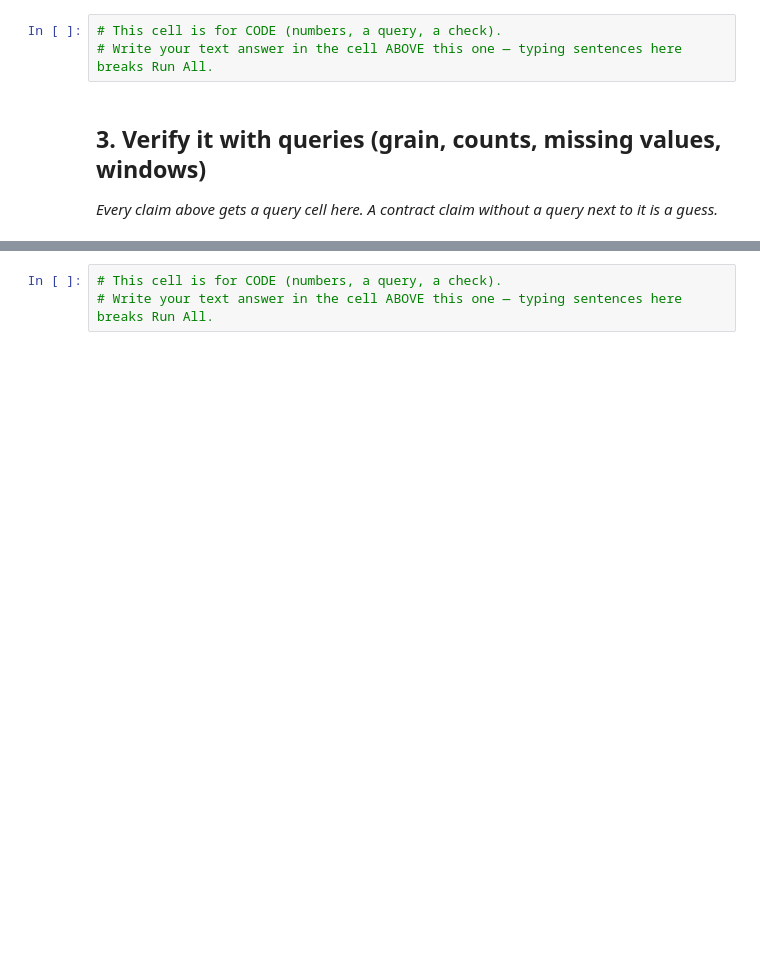
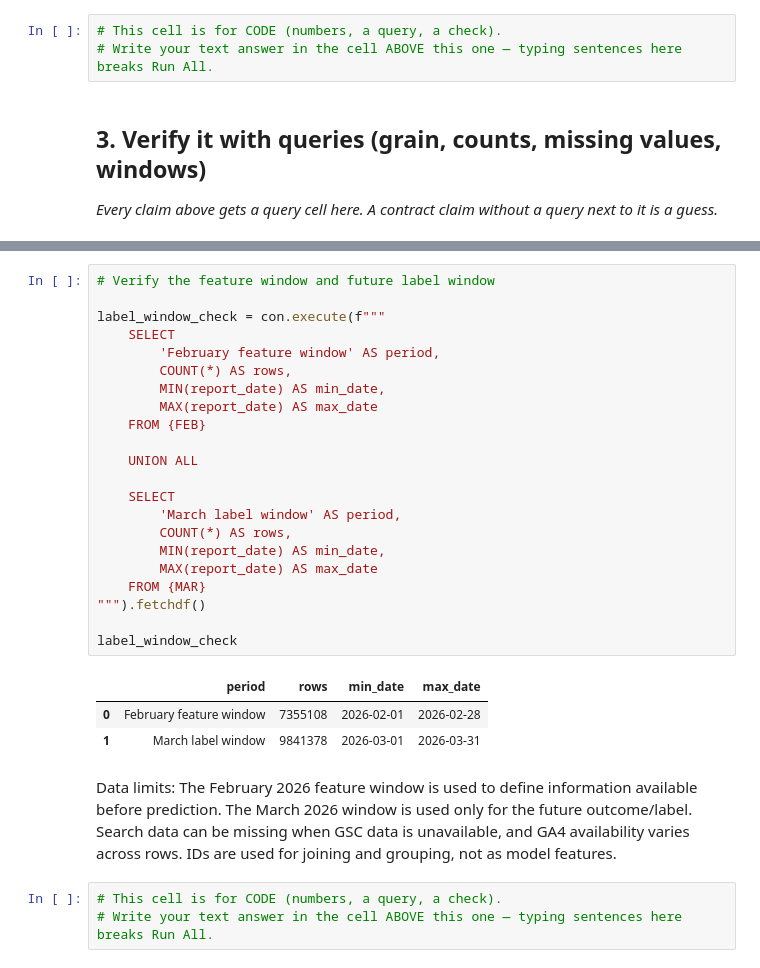
Before and after one commit to bhavanathiru13-droid/flyrank-AI_1, a Jupyter notebook: work/notebooks/w03_data_contract.ipynb, the cells around one changed output, grey strips where cells are left out. Drawn from its saved outputs; the diff is of its cells as text; blank space fills up the shorter version.

```diff
--- a/work/notebooks/w03_data_contract.ipynb
+++ b/work/notebooks/w03_data_contract.ipynb
@@ -27,3 +201,31 @@ This skeleton is yours to fill. Work the sections **in order** — each one has
+# %%
+# Verify the feature window and future label window
+
+label_window_check = con.execute(f"""
+    SELECT
+        'February feature window' AS period,
+        COUNT(*) AS rows,
+        MIN(report_date) AS min_date,
+        MAX(report_date) AS max_date
+    FROM {FEB}
+
+    UNION ALL
+
+    SELECT
+        'March label window' AS period,
+        COUNT(*) AS rows,
+        MIN(report_date) AS min_date,
+        MAX(report_date) AS max_date
+    FROM {MAR}
+""").fetchdf()
+
+label_window_check
+# %% [output]
+|  | period | rows | min_date | max_date |
+| 0 | February feature window | 7355108 | 2026-02-01 | 2026-02-28 |
+| 1 | March label window | 9841378 | 2026-03-01 | 2026-03-31 |
+# %% [markdown]
+Data limits: The February 2026 feature window is used to define information available before prediction. The March 2026 window is used only for the future outcome/label. Search data can be missing when GSC data is unavailable, and GA4 availability varies across rows. IDs are used for joining and grouping, not as model features.
 # %%
 # This cell is for CODE (numbers, a query, a check).
 # Write your text answer in the cell ABOVE this one — typing sentences here breaks Run All.
```
Also changed, not shown: parts of 13 cells of this notebook.
